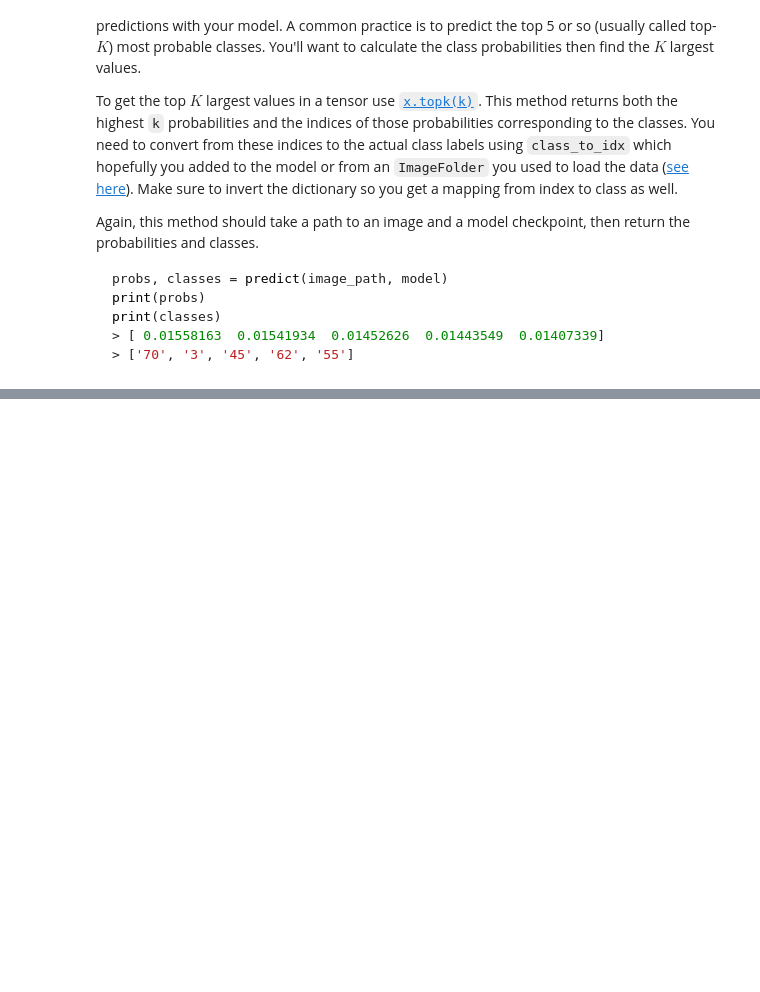
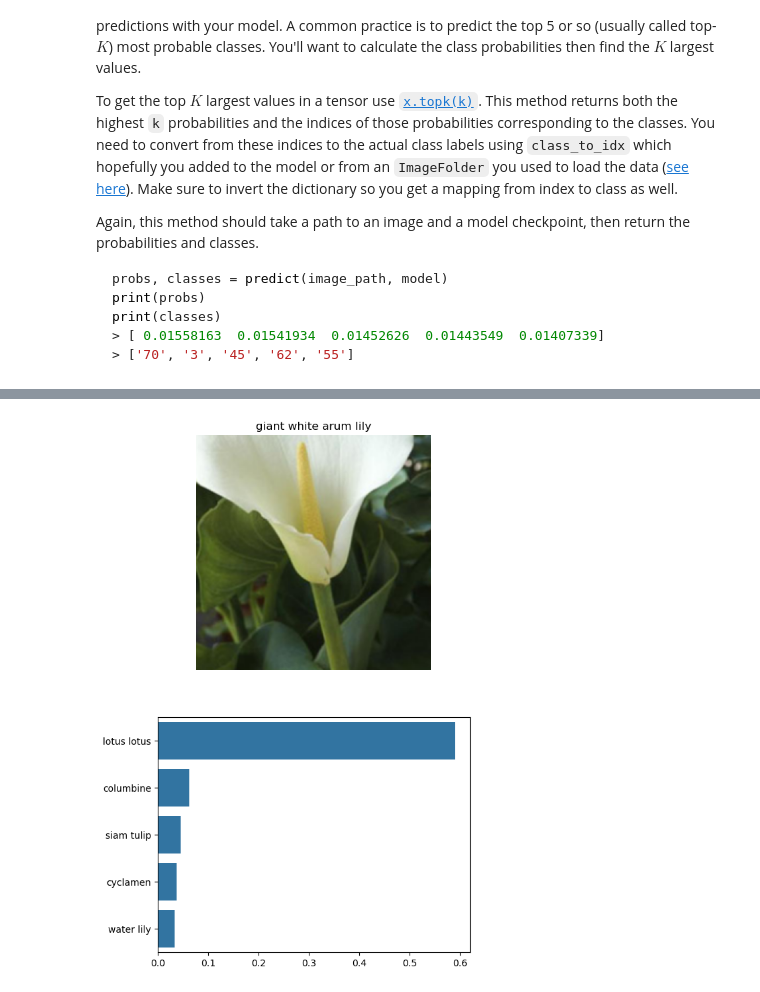
Before and after one commit to brian87/aipnd-project, a Jupyter notebook: Image Classifier Project.ipynb, the cells around one changed output, grey strips where cells are left out. Saved outputs shown, nothing was run; the diff lists cells and outputs as text; code cells hidden in the pictures; blank space fills up the shorter version.

````diff
--- a/Image Classifier Project.ipynb
+++ b/Image Classifier Project.ipynb
@@ -126,3 +272,17 @@ Remember that you'll want to completely rebuild the model later so you can use i
+# %%
+# TODO: Save the checkpoint
+model.class_to_idx = image_datasets['train'].class_to_idx
+checkpoint = {
+    'architecture': 'alexnet',
+    'n_hidden_layers': 3,
+    'n_dropout': 3,
+    'epochs': 5,
+    'learning_rate': optimizer.param_groups[0]['lr'],
+    'state_dict': model.state_dict(),
+    'class_to_idx': model.class_to_idx,
+    'optimizer_dict': optimizer.state_dict()
+}
+torch.save(checkpoint, 'checkpoint.pth'.format(checkpoint['epochs']))
 # %% [markdown]
 ## Loading the checkpoint
 
@@ -201,9 +395,3 @@ print(classes)
 > [ 0.01558163  0.01541934  0.01452626  0.01443549  0.01407339]
 > ['70', '3', '45', '62', '55']
 ```
-# %%
-def predict(image_path, model, topk=5):
-    ''' Predict the class (or classes) of an image using a trained deep learning model.
-    '''
-
-    # TODO: Implement the code to predict the class from an image file
@@ -215,5 +449,26 @@ Now that you can use a trained model for predictions, check to make sure it make
 <img src='assets/inference_example.png' width=300px>
 
 You can convert from the class integer encoding to actual flower names with the `cat_to_name.json` file (should have been loaded earlier in the notebook). To show a PyTorch tensor as an image, use the `imshow` function defined above.
+# %%
+plt.figure(figsize = (6,10))
+
+# Plot flower
+plt.subplot(2,1,1)
+image_path = "flowers/test/20/image_04910.jpg"
+flower_num = image_path.split('/')[2]
+img = process_image(image_path)
+ax1 = imshow(img, ax = plt)
+ax1.axis('off')
+ax1.title(cat_to_name[flower_num])
+
+# Make prediction
+probs, labs, flowers = predict(image_path, model)
+
+# Plot bar chart
+plt.subplot(2,1,2)
+sns.barplot(x=probs, y=flowers, color=sns.color_palette()[0]);
+plt.show()
+# %% [output]
+[figure, added]
 # %%
 # TODO: Display an image along with the top 5 classes
````
Also changed, not shown: parts of 15 cells of this notebook.
